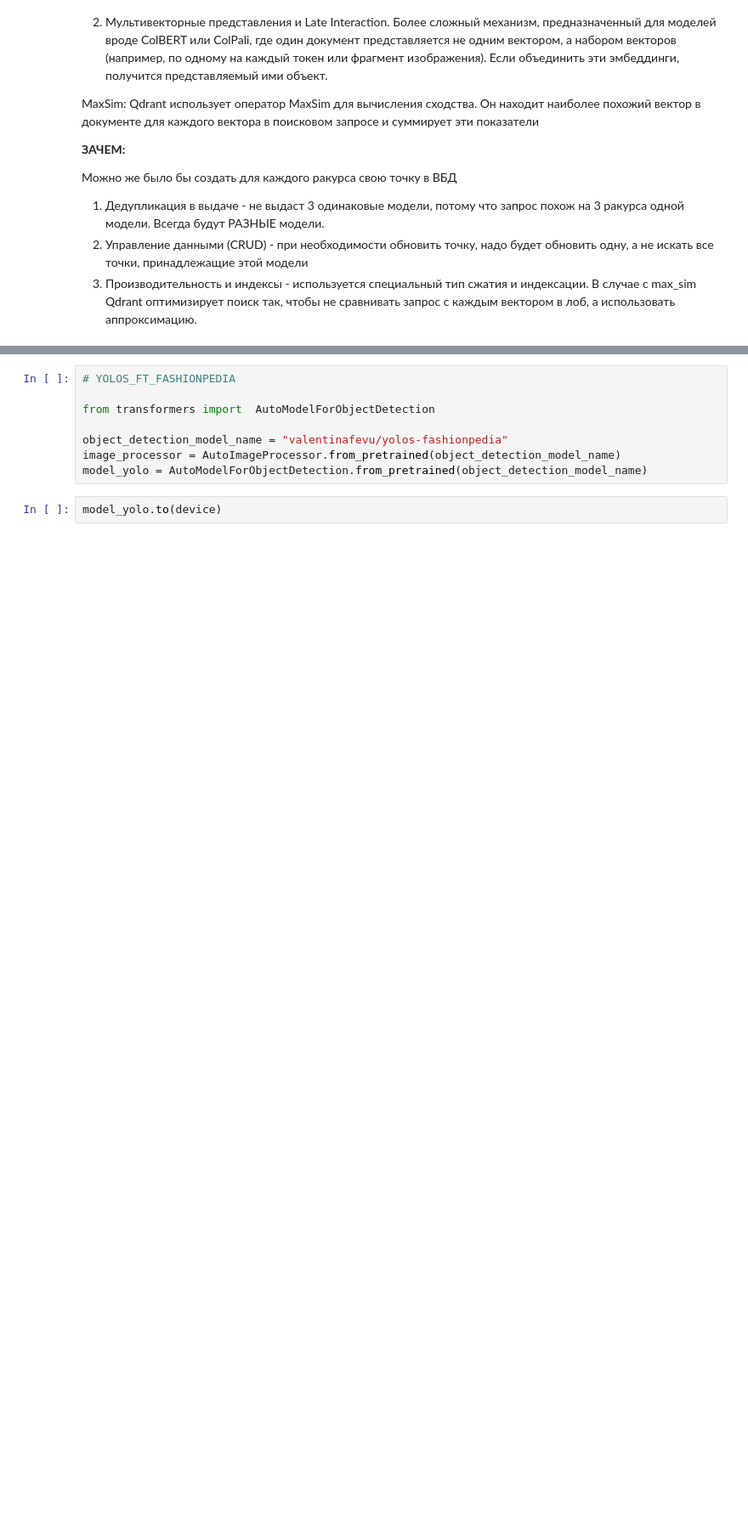
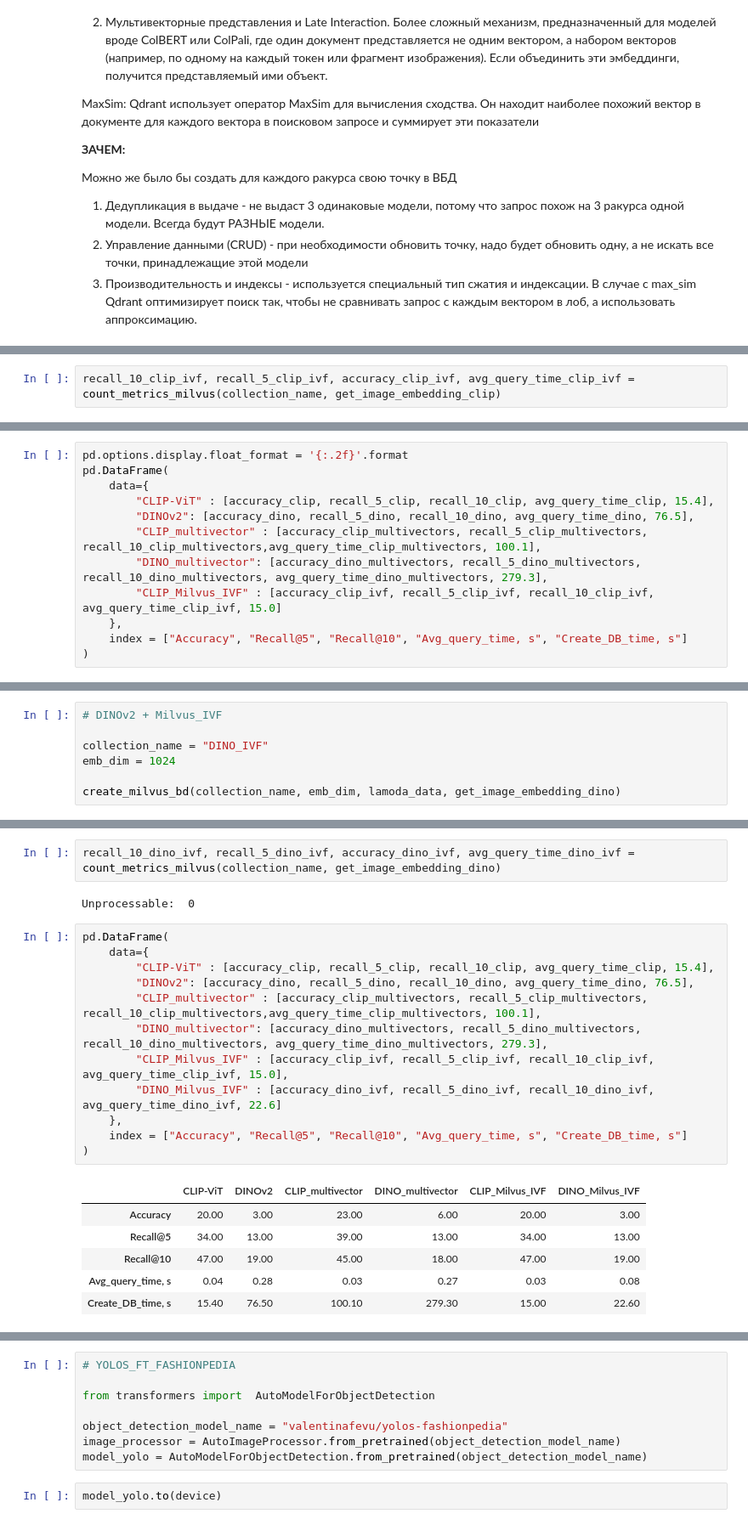
Before and after one commit to InnaBoby/SneakerSearch, a Jupyter notebook: scripts/experiments.ipynb, the cells around one changed output, grey strips where cells are left out. Shown at 85% size. Saved outputs shown, nothing was run; the diff lists cells and outputs as text; blank space fills up the shorter version.

```diff
--- a/scripts/experiments.ipynb
+++ b/scripts/experiments.ipynb
@@ -533,0 +594,2 @@ pd.DataFrame(
+# %%
+recall_10_clip_ivf, recall_5_clip_ivf, accuracy_clip_ivf, avg_query_time_clip_ivf = count_metrics_milvus(collection_name, get_image_embedding_clip)
@@ -533,0 +600,12 @@ pd.DataFrame(
+# %%
+pd.options.display.float_format = '{:.2f}'.format
+pd.DataFrame(
+    data={
+        "CLIP-ViT" : [accuracy_clip, recall_5_clip, recall_10_clip, avg_query_time_clip, 15.4],
+        "DINOv2": [accuracy_dino, recall_5_dino, recall_10_dino, avg_query_time_dino, 76.5],
+        "CLIP_multivector" : [accuracy_clip_multivectors, recall_5_clip_multivectors, recall_10_clip_multivectors,avg_query_time_clip_multivectors, 100.1],
+        "DINO_multivector": [accuracy_dino_multivectors, recall_5_dino_multivectors, recall_10_dino_multivectors, avg_query_time_dino_multivectors, 279.3],
+        "CLIP_Milvus_IVF" : [accuracy_clip_ivf, recall_5_clip_ivf, recall_10_clip_ivf, avg_query_time_clip_ivf, 15.0]
+    },
+    index = ["Accuracy", "Recall@5", "Recall@10", "Avg_query_time, s", "Create_DB_time, s"]
+)
@@ -533,0 +619,7 @@ pd.DataFrame(
+# %%
+# DINOv2 + Milvus_IVF
+
+collection_name = "DINO_IVF"
+emb_dim = 1024
+
+create_milvus_bd(collection_name, emb_dim, lamoda_data, get_image_embedding_dino)
@@ -534,3 +633,26 @@ pd.DataFrame(
+# %%
+recall_10_dino_ivf, recall_5_dino_ivf, accuracy_dino_ivf, avg_query_time_dino_ivf = count_metrics_milvus(collection_name, get_image_embedding_dino)
+# %% [output]
+Unprocessable:  0
+# %%
+pd.DataFrame(
+    data={
+        "CLIP-ViT" : [accuracy_clip, recall_5_clip, recall_10_clip, avg_query_time_clip, 15.4],
+        "DINOv2": [accuracy_dino, recall_5_dino, recall_10_dino, avg_query_time_dino, 76.5],
+        "CLIP_multivector" : [accuracy_clip_multivectors, recall_5_clip_multivectors, recall_10_clip_multivectors,avg_query_time_clip_multivectors, 100.1],
+        "DINO_multivector": [accuracy_dino_multivectors, recall_5_dino_multivectors, recall_10_dino_multivectors, avg_query_time_dino_multivectors, 279.3],
+        "CLIP_Milvus_IVF" : [accuracy_clip_ivf, recall_5_clip_ivf, recall_10_clip_ivf, avg_query_time_clip_ivf, 15.0],
+        "DINO_Milvus_IVF" : [accuracy_dino_ivf, recall_5_dino_ivf, recall_10_dino_ivf, avg_query_time_dino_ivf, 22.6]
+    },
+    index = ["Accuracy", "Recall@5", "Recall@10", "Avg_query_time, s", "Create_DB_time, s"]
+)
+# %% [output]
+|  | CLIP-ViT | DINOv2 | CLIP_multivector | DINO_multivector | CLIP_Milvus_IVF | DINO_Milvus_IVF |
+| Accuracy | 20.00 | 3.00 | 23.00 | 6.00 | 20.00 | 3.00 |
+| Recall@5 | 34.00 | 13.00 | 39.00 | 13.00 | 34.00 | 13.00 |
+| Recall@10 | 47.00 | 19.00 | 45.00 | 18.00 | 47.00 | 19.00 |
+| Avg_query_time, s | 0.04 | 0.28 | 0.03 | 0.27 | 0.03 | 0.08 |
+| Create_DB_time, s | 15.40 | 76.50 | 100.10 | 279.30 | 15.00 | 22.60 |
 # %% [markdown]
 ## Preprocessing
 
```
Also changed, not shown: parts of 66 cells of this notebook, 7 other files.
